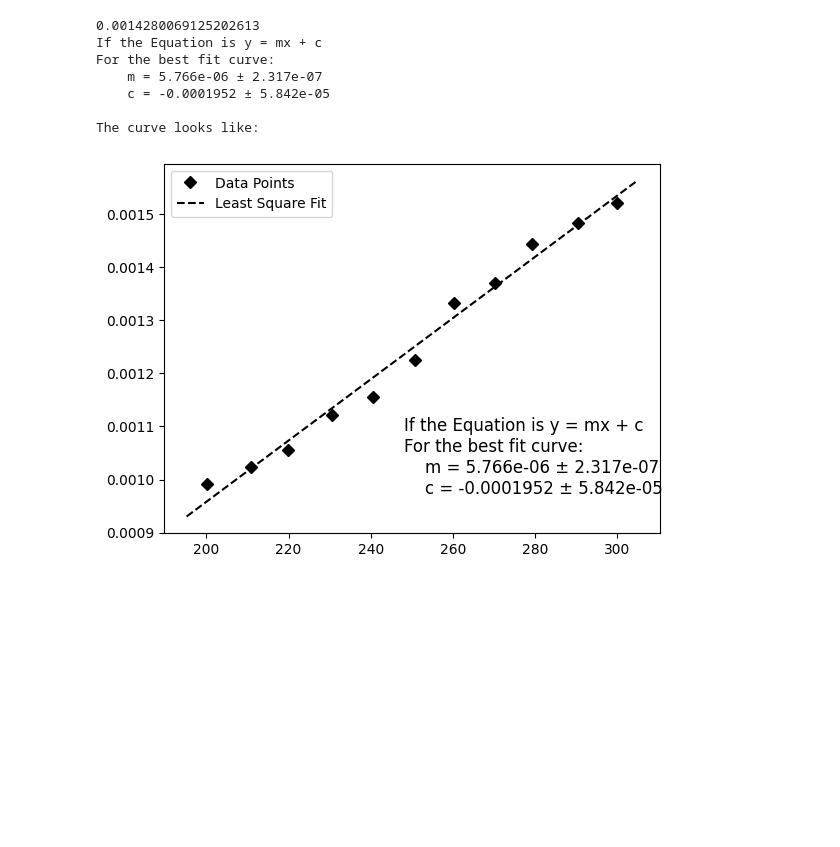
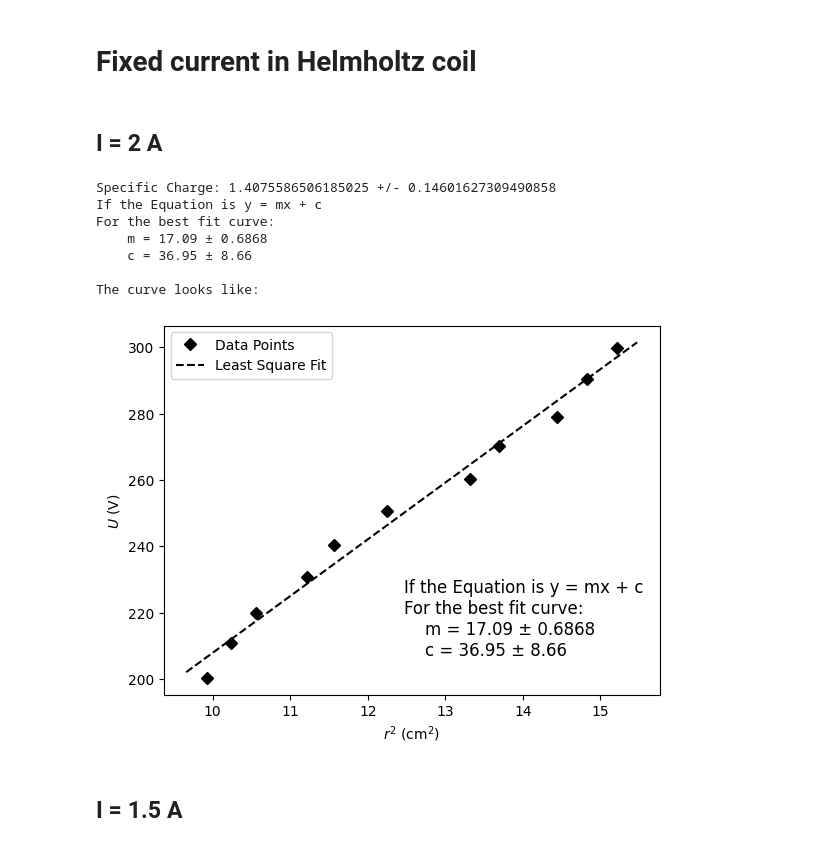
Before and after one commit to gayatri-p/lab-reports, a Jupyter notebook: general physics/5. specific charge of electron/analysis.ipynb, the cells around one changed output. Drawn from its saved outputs; the diff is of its cells as text; code cells hidden in the pictures; blank space fills up the shorter version.

```diff
--- a/general physics/5. specific charge of electron/analysis.ipynb
+++ b/general physics/5. specific charge of electron/analysis.ipynb
@@ -6,14 +6,14 @@ from tabulate import tabulate
 # %%
 def straight_line(x, m, c): return m*x + c
 # %%
-def plotting_function(xs, ys, popt, pcov, xlabel='', ylabel='', plot_shape='kD', round_to=4):
+def plotting_function(xs, ys, popt, pcov, xlabel='', ylabel='', plot_shape='kD', round_to=4, tex_pos=(0.5, 0.15)):
     text = "If the Equation is y = mx + c\nFor the best fit curve:\n"
     text += f"    m = {format(popt[0], '.4g')} ± {format(pcov[0][0]**0.5, '.4g')}\n"
     text += f"    c = {format(popt[1], '.4g')} ± {format(pcov[1][1]**0.5, '.4g')}\n"
     print(text)
     print("The curve looks like:")
     span = max(xs) - min(xs)
-    a = 0.05 # amount of free space to be shown before the least point and after the maximum
+    a = 0.05
     factor = span*a
 
     xFit = np.arange(min(xs)-factor, max(xs)+factor, 1e-3)
@@ -25,6 +25,7 @@ def plotting_function(xs, ys, popt, pcov, xlabel='', ylabel='', plot_shape='kD',
     plt.ylabel(ylabel)
     plt.xlabel(xlabel)
 
-    plt.text(0.5, 0.15, text, fontsize=12, transform=plt.gcf().transFigure)
+    plt.text(tex_pos[0], tex_pos[1], text, fontsize=12, transform=plt.gcf().transFigure)
 # %%
-k = np.power(4/5, 3/2)*1.2566*10e-6*130*(1/0.15)
+k = (8*1.2566*10**(-6)*130)/(np.sqrt(125)*0.15)
+k
@@ -67,21 +86,30 @@ The curve looks like:
+# %% [markdown]
+# Fixed current in Helmholtz coil
+# %% [markdown]
+## I = 2 A
 # %%
 i3 = 2
 u3 = np.array([299.9, 290.4, 279.1, 270.2, 260.3, 250.7, 240.5, 230.6, 219.9, 210.8, 200.2])
-d3 = np.array([7.8, 7.7, 7.6, 7.4, 7.3, 7, 6.8, 6.7, 6.5, 6.4, 6.3])*0.01
+d3 = np.array([7.8, 7.7, 7.6, 7.4, 7.3, 7, 6.8, 6.7, 6.5, 6.4, 6.3])
 rsq3 = np.power(d3/2, 2)
-curve3 = curve_fit(straight_line, u3, rsq3)
-sp_charge3 = (2)/(np.power(k,2)*np.power(i3,2)*curve3[0][0])
-print(sp_charge3/10e11)
-plotting_function(u3, rsq3, curve3[0], curve3[1])
+curve3 = curve_fit(straight_line, rsq3, u3)
+
+sp_charge3 = (curve3[0][0]*2*10000)/((k*i3)**2)
+delta3 = sp_charge3*np.sqrt((0.2/i3)**2 + (curve3[1][0][0]/curve3[0][0])**2)
+print('Specific Charge:', sp_charge3/10**11, '+/-', delta3/10**11)
+
+plotting_function(rsq3, u3, curve3[0], curve3[1], '$r^2$ (cm$^{2}$)', '$U$ (V)')
 # %% [output]
-0.0014280069125202613
+Specific Charge: 1.4075586506185025 +/- 0.14601627309490858
 If the Equation is y = mx + c
 For the best fit curve:
-    m = 5.766e-06 ± 2.317e-07
-    c = -0.0001952 ± 5.842e-05
+    m = 17.09 ± 0.6868
+    c = 36.95 ± 8.66
 
 The curve looks like:
-[figure, old version]
+[figure, new version]
+# %% [markdown]
+## I = 1.5 A
 # %%
 i4 = 1.502
 u4 = np.array([300.6, 289.2, 279.3, 269.6, 259.2, 249, 238.9, 229.1, 219.5, 209.5, 199.9])
```
Also changed, not shown: parts of 12 cells of this notebook, 23 other files.
